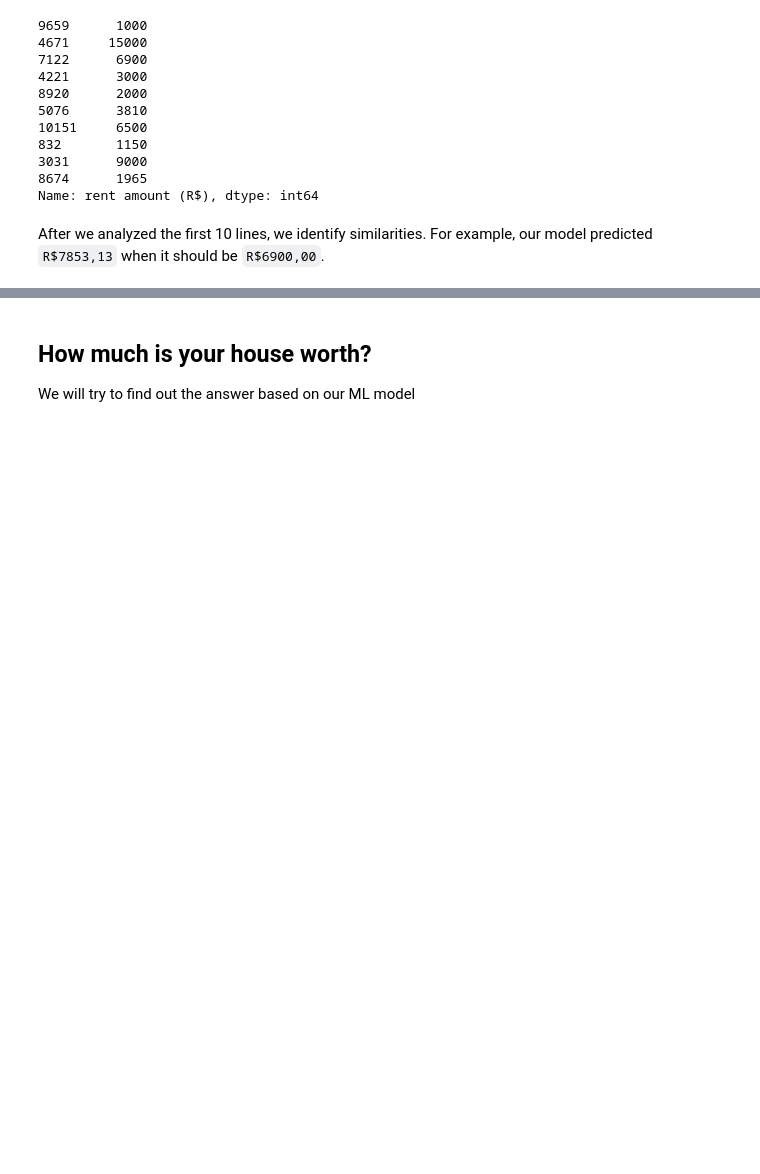
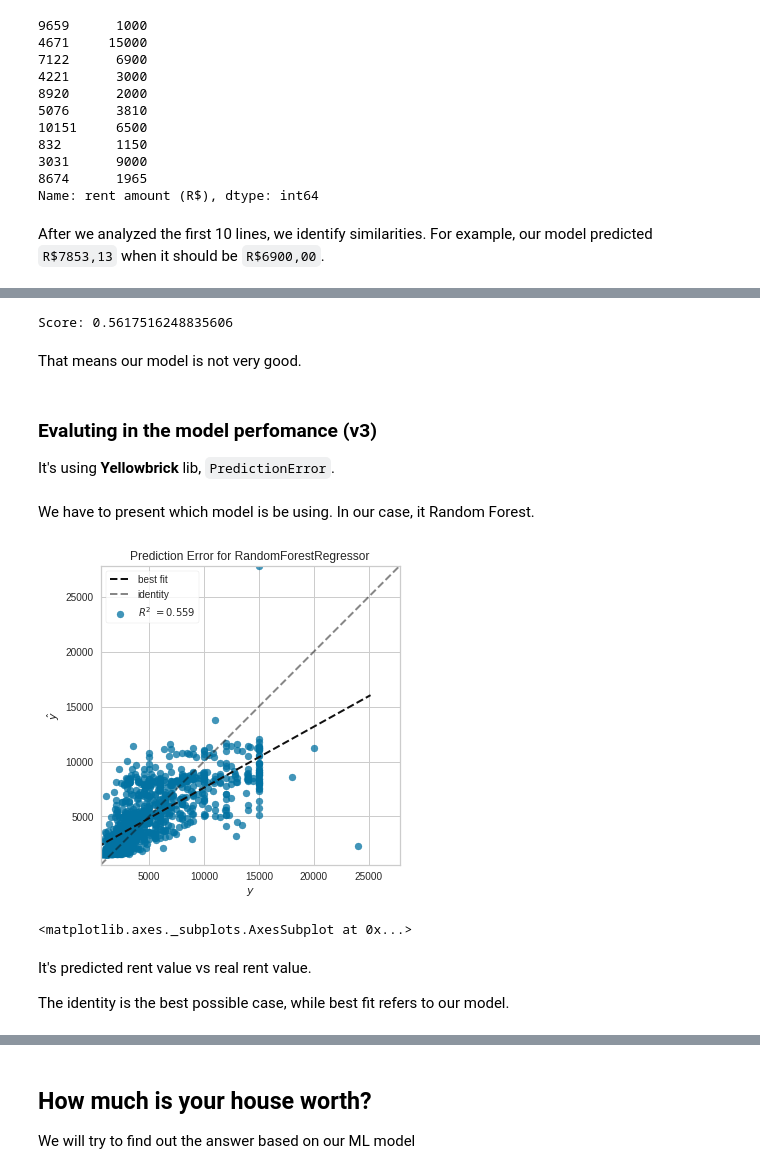
Before and after one commit to Samuellucas97/ML-E2E-Course, a Jupyter notebook: UdemyCourse.ipynb, the cells around one changed output, grey strips where cells are left out. Saved outputs shown, nothing was run; the diff lists cells and outputs as text; code cells hidden in the pictures; blank space fills up the shorter version.

Commit message:
Exporting model

```diff
--- a/UdemyCourse.ipynb
+++ b/UdemyCourse.ipynb
@@ -710,0 +719,10 @@ from math import sqrt
+# %%
+print(f'Score: {r2_score(y_test_dataset, predictions)}')
+# %% [output]
+Score: 0.5617516248835606
+# %% [markdown]
+That means our model is not very good.
+# %% [markdown]
+### Evaluting in the model perfomance  (v3)
+
+It's using **Yellowbrick** lib, `PredictionError`.
@@ -710,0 +731,16 @@ from math import sqrt
+# %% [markdown]
+We have to present which model is be using. In our case, it Random Forest.
+# %%
+model = RandomForestRegressor( max_depth=5 )
+error_model = PredictionError( model )
+
+error_model.fit(x_training_dataset, y_training_dataset)
+error_model.score(x_test_dataset, y_test_dataset)
+error_model.show()
+# %% [output]
+[figure, added]
+<matplotlib.axes._subplots.AxesSubplot at 0x...>
+# %% [markdown]
+It's predicted rent value vs real rent value.
+
+The identity is the best possible case, while best fit refers to our model.
```
Also changed, not shown: parts of 9 cells of this notebook.
